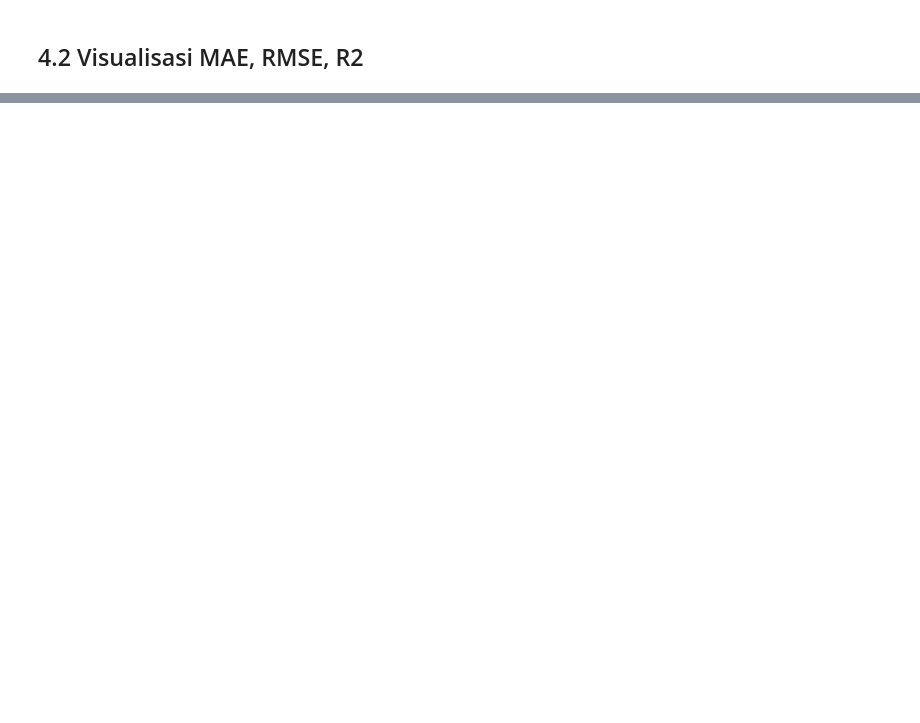
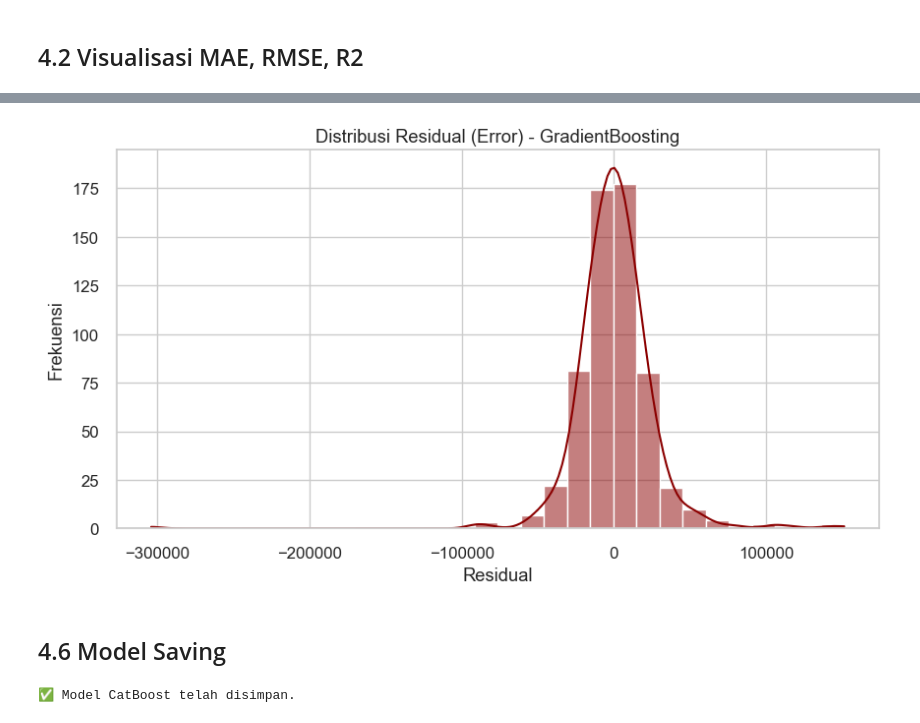
Before and after one commit to SuwandiRamadhan/Bootcamp-AI, a Jupyter notebook: Weekly Assignment 1/Tugas_AmesHousing.ipynb, the cells around one changed output, grey strips where cells are left out. Drawn from its saved outputs; the diff is of its cells as text; code cells hidden in the pictures; blank space fills up the shorter version.

```diff
--- a/Weekly Assignment 1/Tugas_AmesHousing.ipynb
+++ b/Weekly Assignment 1/Tugas_AmesHousing.ipynb
@@ -768,0 +879,23 @@ plt.show()
+# %%
+# Residual Analysis untuk model terbaik
+best_model_name = results_df.iloc[1]["Model"]  # otomatis ambil model terbaik kedua dari tabel RMSE
+residuals = y_test - predictions[best_model_name]["test"]
+
+plt.figure(figsize=(10, 5))
+sns.histplot(residuals, kde=True, bins=30, color='darkred')
+plt.title(f"Distribusi Residual (Error) - {best_model_name}")
+plt.xlabel("Residual")
+plt.ylabel("Frekuensi")
+plt.show()
+# %% [output]
+[figure, added]
+# %% [markdown]
+## 4.6 Model Saving
+# %%
+best_model_name = results_df.iloc[0]["Model"]
+best_pipeline = pipelines[best_model_name]
+joblib.dump(best_pipeline, f"best_model_{best_model_name.lower()}.pkl")
+
+print(f"✅ Model {best_model_name} telah disimpan.")
+# %% [output]
+✅ Model CatBoost telah disimpan.
```
Also changed, not shown: parts of 10 cells of this notebook, 5 other files.
